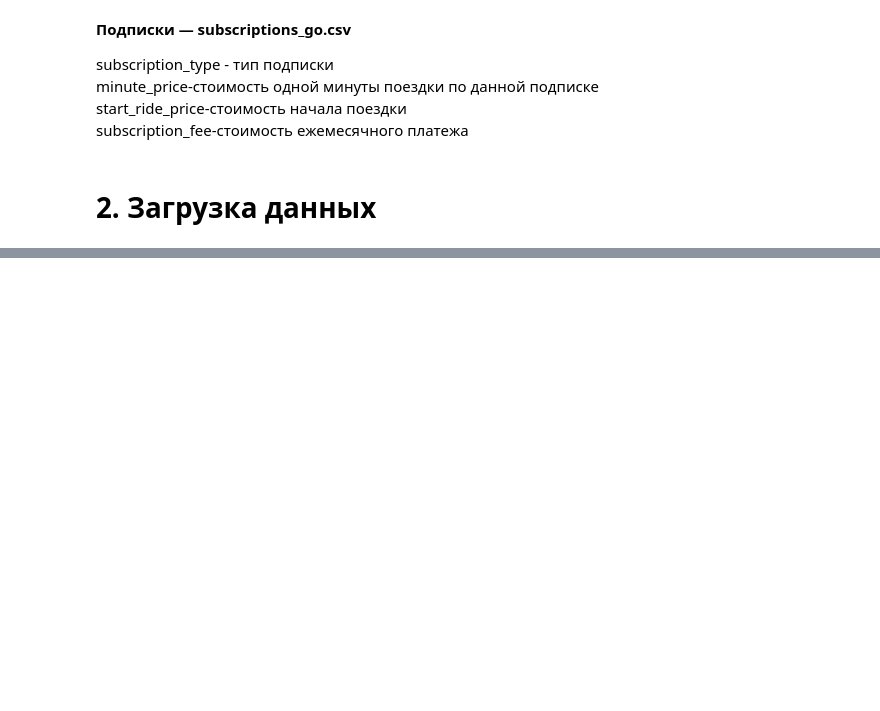
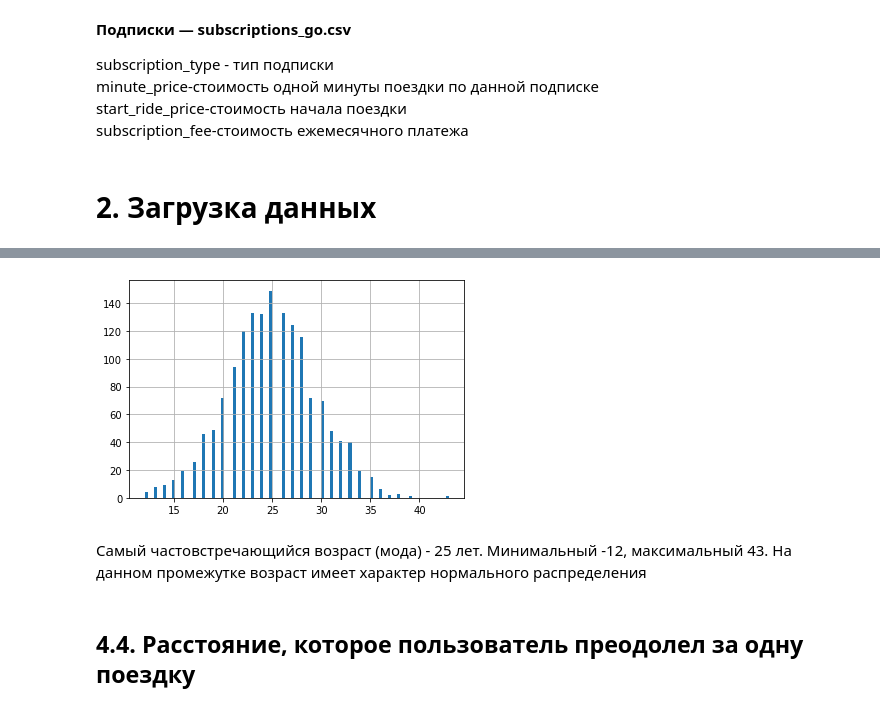
Before and after one commit to DmitrijUsachev/Sprint4, a Jupyter notebook: sprint4_project.ipynb, the cells around one changed output, grey strips where cells are left out. Saved outputs shown, nothing was run; the diff lists cells and outputs as text; code cells hidden in the pictures; blank space fills up the shorter version.

```diff
--- a/sprint4_project.ipynb
+++ b/sprint4_project.ipynb
@@ -48,0 +419,8 @@ import seaborn as sns
+# %%
+users_go.age.hist(bins=100);
+# %% [output]
+[figure, added]
+# %% [markdown]
+Самый частовстречающийся возраст (мода) - 25 лет. Минимальный -12, максимальный 43. На данном промежутке возраст имеет характер нормального распределения
+# %% [markdown]
+ ## 4.4. Расстояние, которое пользователь преодолел за одну поездку
```
Also changed, not shown: parts of 150 cells of this notebook.
